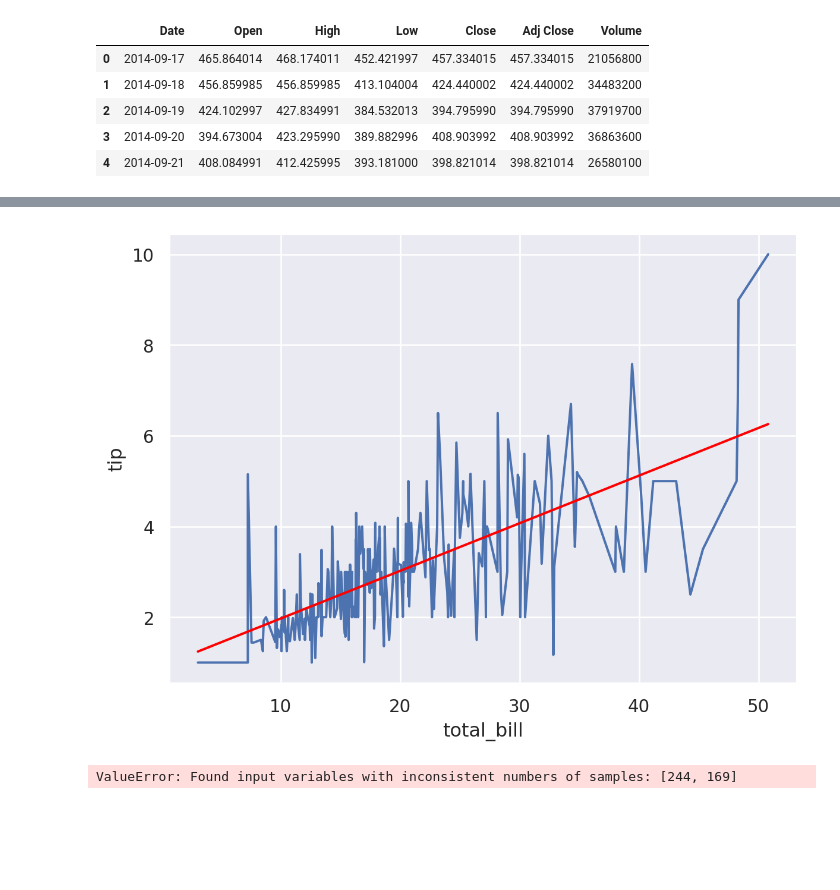
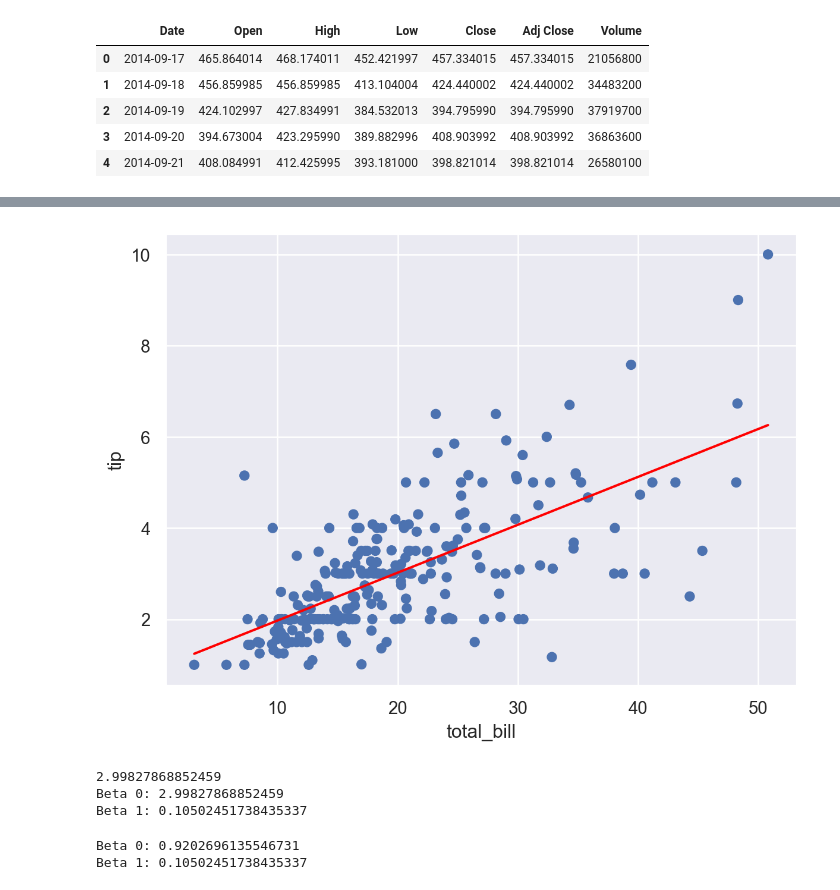
Before and after one commit to romanprs03/labo_de_datos, a Jupyter notebook: clase6-ldd-regresionlineal.ipynb, the cells around one changed output, grey strips where cells are left out. Drawn from its saved outputs; the diff is of its cells as text; code cells hidden in the pictures; blank space fills up the shorter version.

```diff
--- a/clase6-ldd-regresionlineal.ipynb
+++ b/clase6-ldd-regresionlineal.ipynb
@@ -383,12 +389,36 @@ so.Plot(data = btc_2021, x = "Date", y = "Close").add(so.Line()).add(so.Line(col
 # %%
 #Ejercicio 4:
 
 datos_tips = sns.load_dataset("tips")
-so.Plot(data = datos_tips, x = "total_bill", y = "tip").add(so.Line()).add(so.Line(color = "red"), so.PolyFit(1))
+so.Plot(data = datos_tips, x = "total_bill", y = "tip").add(so.Dot()).add(so.Line(color = "red"), so.PolyFit(1))
 # %% [output]
-[figure, old version]
+[figure, new version]
 # %%
-print(mean_squared_error(datos_tips[["tip"]], y_pred))
-print(r2_score(datos_tips[["tip"]], y_pred))
+#Ejercicio 4a:
+
+datosEj4 = sns.load_dataset("tips")
+promedio_total_bill = np.mean(datosEj4['total_bill'])
+datosEj4['total_bill_diferencia'] = datosEj4['total_bill'] - promedio_total_bill
+ejeX = datosEj4[['total_bill_diferencia']]
+modeloEj4 = linear_model.LinearRegression()
+modeloEj4.fit(ejeX, datosEj4[["tip"]])
+beta1 = modeloEj4.coef_.item()
+beta0 = modeloEj4.intercept_.item()
+print (np.mean(datosEj4["tip"]))
+print ("Beta 0: " + str(beta0))
+print ("Beta 1: " + str(beta1))
 # %% [output]
-ValueError: Found input variables with inconsistent numbers of samples: [244, 169]
+2.99827868852459
+Beta 0: 2.99827868852459
+Beta 1: 0.10502451738435337
+# %%
+#Ejercicio 4b:
+
+modeloEj4.fit(datosEj4[["total_bill"]], datosEj4[["tip"]])
+beta1 = modeloEj4.coef_.item()
+beta0 = modeloEj4.intercept_.item()
+print ("Beta 0: " + str(beta0))
+print ("Beta 1: " + str(beta1))
+# %% [output]
+Beta 0: 0.9202696135546731
+Beta 1: 0.10502451738435337
```
Also changed, not shown: parts of 15 cells of this notebook, 2 other files.
